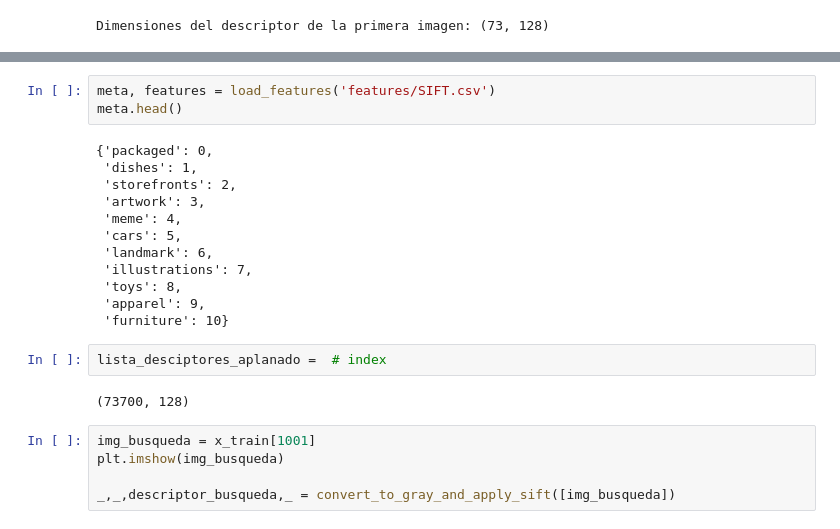
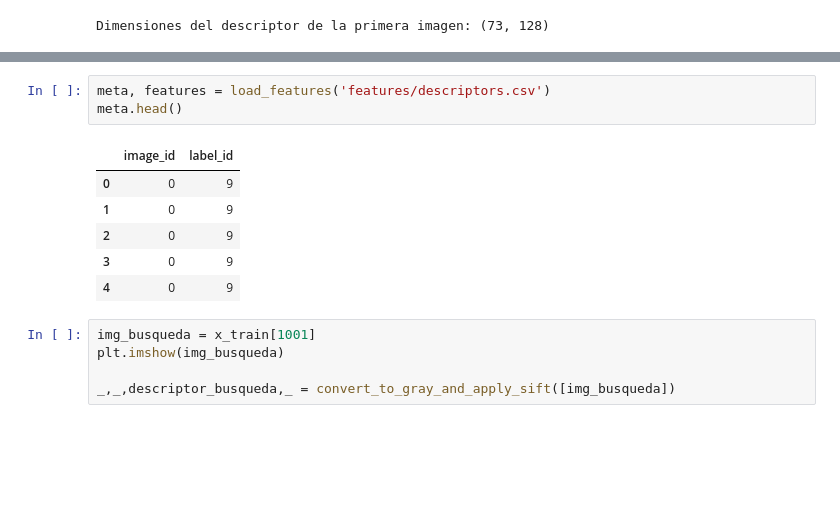
Before and after one commit to RubenCid35/CBIR, a Jupyter notebook: clasificacion_imagenes_cifra10.ipynb, the cells around one changed output, grey strips where cells are left out. Drawn from its saved outputs; the diff is of its cells as text; blank space fills up the shorter version.

```diff
--- a/clasificacion_imagenes_cifra10.ipynb
+++ b/clasificacion_imagenes_cifra10.ipynb
@@ -63,22 +58,13 @@ save_features(descriptors, index, images_paths, "descriptors")
 # %%
-meta, features = load_features('features/SIFT.csv')
+meta, features = load_features('features/descriptors.csv')
 meta.head()
 # %% [output]
-{'packaged': 0,
- 'dishes': 1,
- 'storefronts': 2,
- 'artwork': 3,
- 'meme': 4,
- 'cars': 5,
- 'landmark': 6,
- 'illustrations': 7,
- 'toys': 8,
- 'apparel': 9,
- 'furniture': 10}
+|  | image_id | label_id |
+| 0 | 0 | 9 |
+| 1 | 0 | 9 |
+| 2 | 0 | 9 |
+| 3 | 0 | 9 |
+| 4 | 0 | 9 |
-# %%
-lista_desciptores_aplanado =  # index
-# %% [output]
-(73700, 128)
 # %%
 img_busqueda = x_train[1001]
 plt.imshow(img_busqueda)
```
Also changed, not shown: parts of 3 cells of this notebook, 1 other file.
